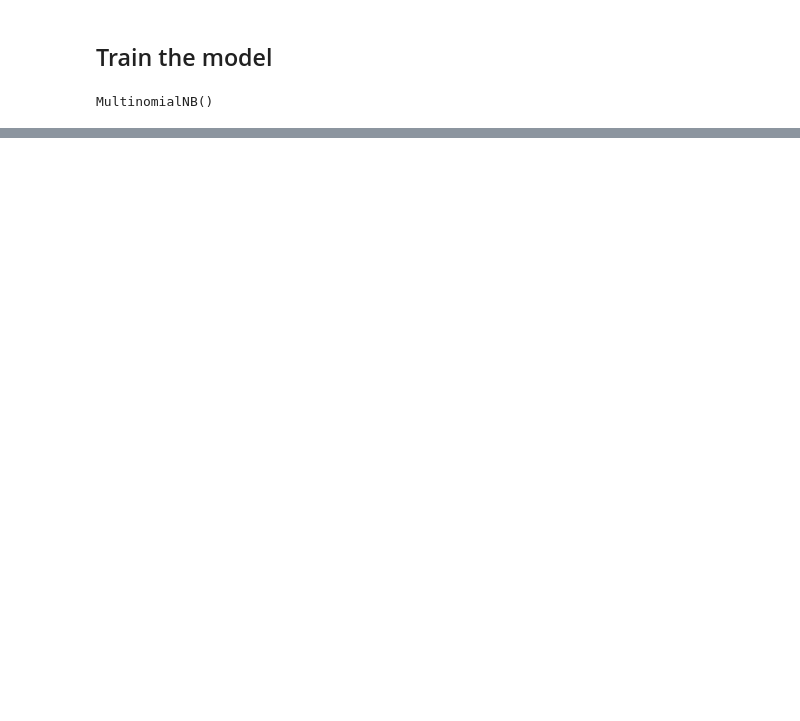
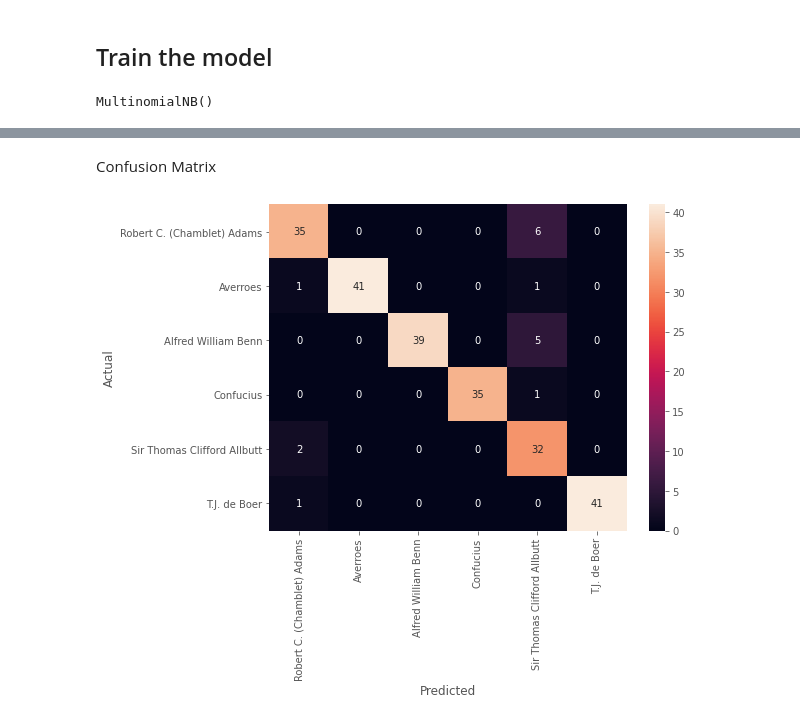
Before and after one commit to dev-SR/natural-language-processing_NLP, a Jupyter notebook: 04assignment/asng.ipynb, the cells around one changed output, grey strips where cells are left out. Saved outputs shown, nothing was run; the diff lists cells and outputs as text; code cells hidden in the pictures; blank space fills up the shorter version.

```diff
--- a/04assignment/asng.ipynb
+++ b/04assignment/asng.ipynb
@@ -424,0 +623,14 @@ Predicted Y : 3, author: ['Robert C. (Chamblet) Adams']
+# %% [markdown]
+Confusion Matrix
+# %%
+from sklearn.metrics import confusion_matrix
+
+conf_mat = confusion_matrix(y_test, predicted)
+fig, ax = plt.subplots(figsize=(8, 6))
+sns.heatmap(conf_mat, annot=True, fmt='d',
+            xticklabels=df["author"].unique(), yticklabels=df["author"].unique())
+plt.ylabel('Actual')
+plt.xlabel('Predicted')
+plt.show()
+# %% [output]
+[figure, added]
```
Also changed, not shown: parts of 34 cells of this notebook, 3 other files.
